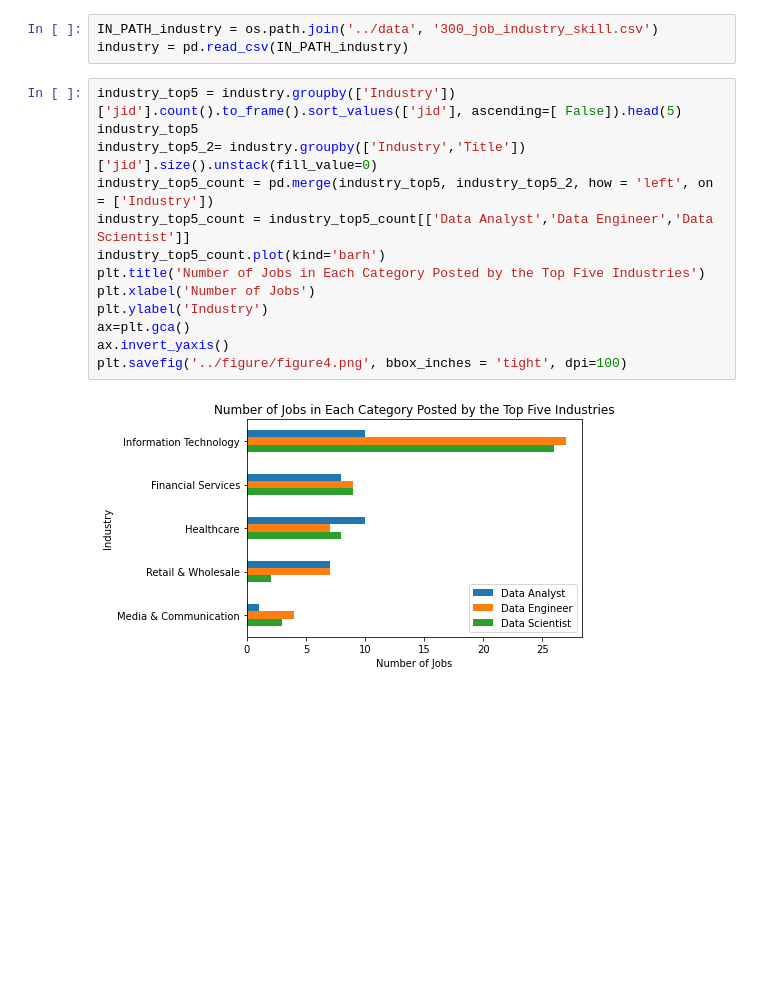
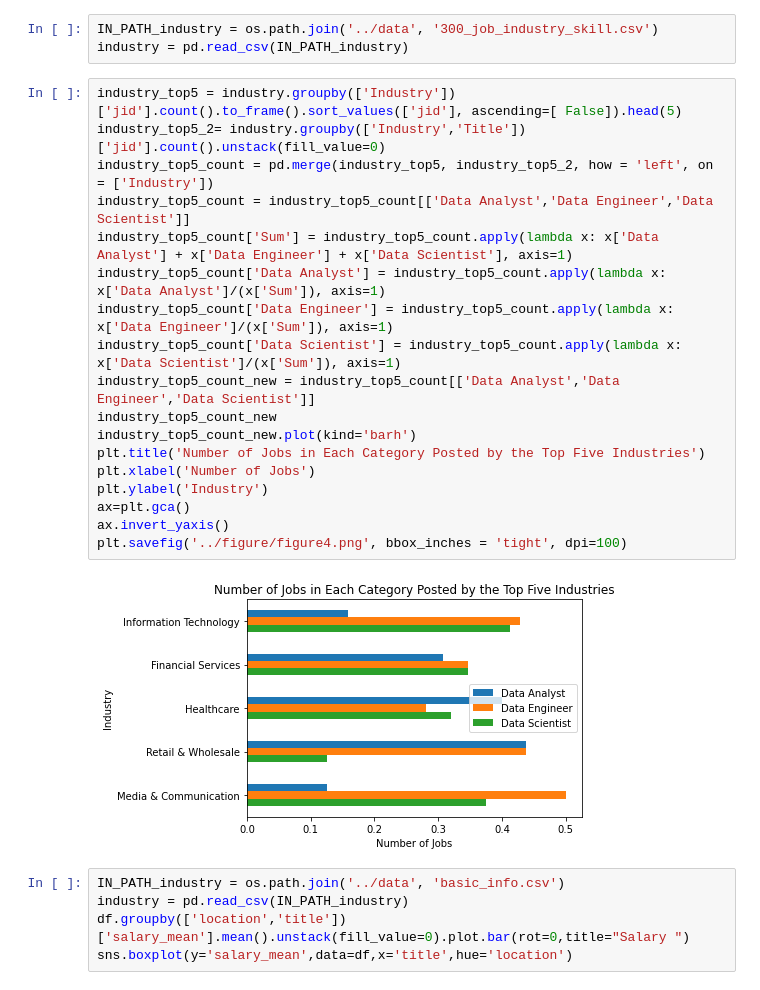
Before and after one commit to Yangxi-Yu/Eco395m-Army-Ants, a Jupyter notebook: code/analysis_figures.ipynb, the cells around one changed output. Saved outputs shown, nothing was run; the diff lists cells and outputs as text; blank space fills up the shorter version.

```diff
--- a/code/analysis_figures.ipynb
+++ b/code/analysis_figures.ipynb
@@ -157,16 +158,26 @@ IN_PATH_industry = os.path.join('../data', '300_job_industry_skill.csv')
 industry = pd.read_csv(IN_PATH_industry)
 # %%
 industry_top5 = industry.groupby(['Industry'])['jid'].count().to_frame().sort_values(['jid'], ascending=[ False]).head(5)
-industry_top5
-industry_top5_2= industry.groupby(['Industry','Title'])['jid'].size().unstack(fill_value=0)
+industry_top5_2= industry.groupby(['Industry','Title'])['jid'].count().unstack(fill_value=0)
 industry_top5_count = pd.merge(industry_top5, industry_top5_2, how = 'left', on = ['Industry'])
 industry_top5_count = industry_top5_count[['Data Analyst','Data Engineer','Data Scientist']]
-industry_top5_count.plot(kind='barh')
+industry_top5_count['Sum'] = industry_top5_count.apply(lambda x: x['Data Analyst'] + x['Data Engineer'] + x['Data Scientist'], axis=1)
+industry_top5_count['Data Analyst'] = industry_top5_count.apply(lambda x: x['Data Analyst']/(x['Sum']), axis=1)
+industry_top5_count['Data Engineer'] = industry_top5_count.apply(lambda x: x['Data Engineer']/(x['Sum']), axis=1)
+industry_top5_count['Data Scientist'] = industry_top5_count.apply(lambda x: x['Data Scientist']/(x['Sum']), axis=1)
+industry_top5_count_new = industry_top5_count[['Data Analyst','Data Engineer','Data Scientist']]
+industry_top5_count_new
+industry_top5_count_new.plot(kind='barh')
 plt.title('Number of Jobs in Each Category Posted by the Top Five Industries')
 plt.xlabel('Number of Jobs')
 plt.ylabel('Industry')
 ax=plt.gca()
 ax.invert_yaxis()
 plt.savefig('../figure/figure4.png', bbox_inches = 'tight', dpi=100)
 # %% [output]
-[figure, old version]
+[figure, new version]
+# %%
+IN_PATH_industry = os.path.join('../data', 'basic_info.csv')
+industry = pd.read_csv(IN_PATH_industry)
+df.groupby(['location','title'])['salary_mean'].mean().unstack(fill_value=0).plot.bar(rot=0,title="Salary ")
+sns.boxplot(y='salary_mean',data=df,x='title',hue='location')
```
Also changed, not shown: parts of 1 cell of this notebook, 5 other files.
